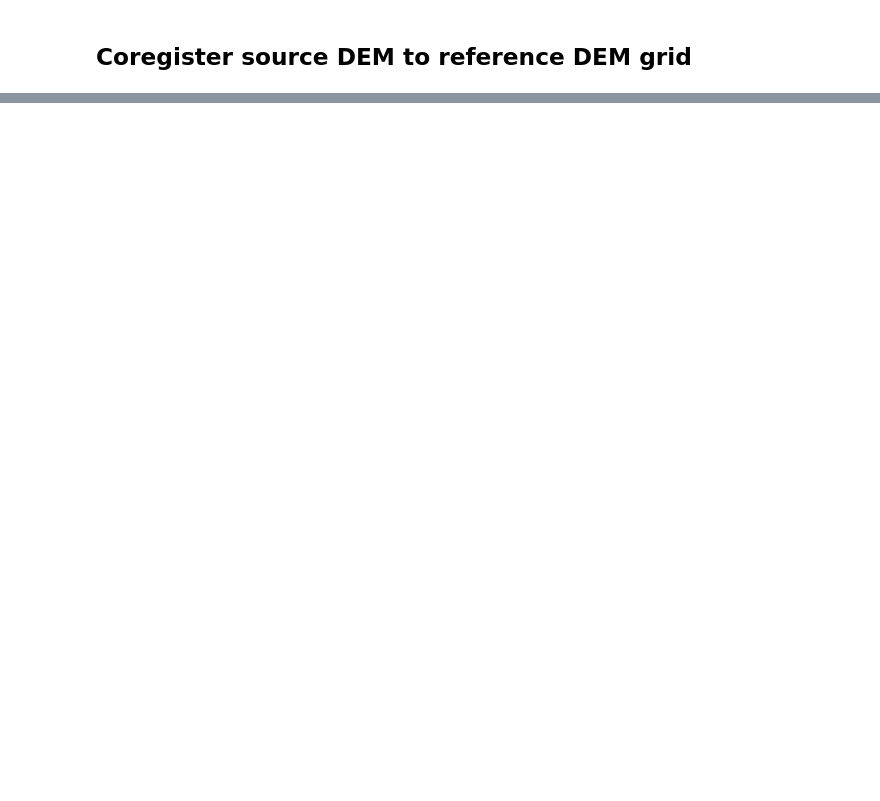
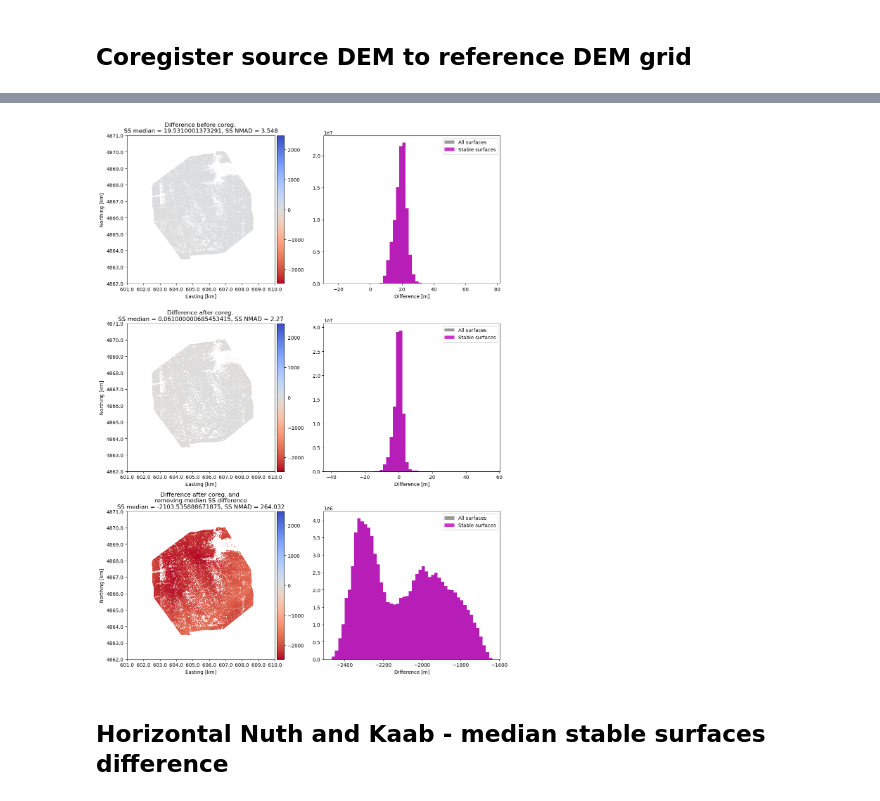
Before and after one commit to RaineyAbe/skysat_snow, a Jupyter notebook: dem_to_snow_depth_pipeline.ipynb, the cells around one changed output, grey strips where cells are left out. Drawn from its saved outputs; the diff is of its cells as text; code cells hidden in the pictures; blank space fills up the shorter version.

```diff
--- a/dem_to_snow_depth_pipeline.ipynb
+++ b/dem_to_snow_depth_pipeline.ipynb
@@ -379,0 +412,44 @@ tba_dem.transform
+# %%
+fig, ax = plt.subplots(3, 2, figsize=(12,16))
+ax = ax.flatten()
+# Determine color limits
+vmin = np.nanmin([diff_before.data.min(), diff_after.data.min(), diff_after_adj.data.min()])
+vmax = np.nanmax([diff_before.data.max(), diff_after.data.max(), diff_after_adj.data.max()])
+vmax_abs = np.nanmax([np.abs(vmin), np.abs(vmax)])  # Determine max absolute value to center color at 0
+vmin, vmax = -vmax_abs, vmax_abs
+# Differences before coregistration
+diff_before.plot(cmap="coolwarm_r", vmin=vmin, vmax=vmax, ax=ax[0])
+ax[0].set_title(f'Difference before coreg. \nSS median = {np.round(diff_before_ss_median, 3)}, SS NMAD = {np.round(diff_before_ss_nmad, 3)}')
+ax[1].hist(np.ravel(diff_before.data), bins=50, color='grey', alpha=0.8, label='All surfaces')
+ax[1].hist(np.ravel(diff_before_ss.data), bins=50, color='m', alpha=0.8, label='Stable surfaces')
+ax[1].set_xlabel('Difference [m]')
+ax[1].legend(loc='best')
+# Differences after coregistration
+diff_after.plot(cmap="coolwarm_r", vmin=vmin, vmax=vmax, ax=ax[2])
+ax[2].set_title(f'Difference after coreg. \nSS median = {np.round(diff_after_ss_median, 3)}, SS NMAD = {np.round(diff_after_ss_nmad, 3)}')
+ax[3].hist(np.ravel(diff_after.data), bins=50, color='grey', alpha=0.8, label='All surfaces')
+ax[3].hist(np.ravel(diff_after_ss.data), bins=50, color='m', alpha=0.8, label='Stable surfaces')
+ax[3].set_xlabel('Difference [m]')
+ax[3].legend(loc='best')
+# Differences after coregistration - median SS difference
+diff_after_adj.plot(cmap="coolwarm_r", vmin=vmin, vmax=vmax, ax=ax[4])
+ax[4].set_title(f'Difference after coreg. and \nremoving median SS difference\nSS median = {np.round(diff_after_adj_ss_median, 3)}, SS NMAD = {np.round(diff_after_adj_ss_nmad, 3)}')
+ax[5].hist(np.ravel(diff_after_adj.data), bins=50, color='grey', alpha=0.8, label='All surfaces')
+ax[5].hist(np.ravel(diff_after_adj_ss.data), bins=50, color='m', alpha=0.8, label='Stable surfaces')
+ax[5].set_xlabel('Difference [m]')
+ax[5].legend(loc='best')
+# Adjust map units to km
+for axis in [ax[0], ax[2], ax[4]]:
+    axis.set_xticks(axis.get_xticks())
+    axis.set_xticklabels(np.divide(axis.get_xticks(), 1e3).astype(str))
+    axis.set_yticks(axis.get_yticks())
+    axis.set_yticklabels(np.divide(axis.get_yticks(), 1e3).astype(str))
+    axis.set_xlabel('Easting [km]')
+    axis.set_ylabel('Northing [km]')
+
+fig.tight_layout()
+plt.show()
+# %% [output]
+[figure, added]
+# %% [markdown]
+## Horizontal Nuth and Kaab - median stable surfaces difference
```
Also changed, not shown: parts of 11 cells of this notebook.
